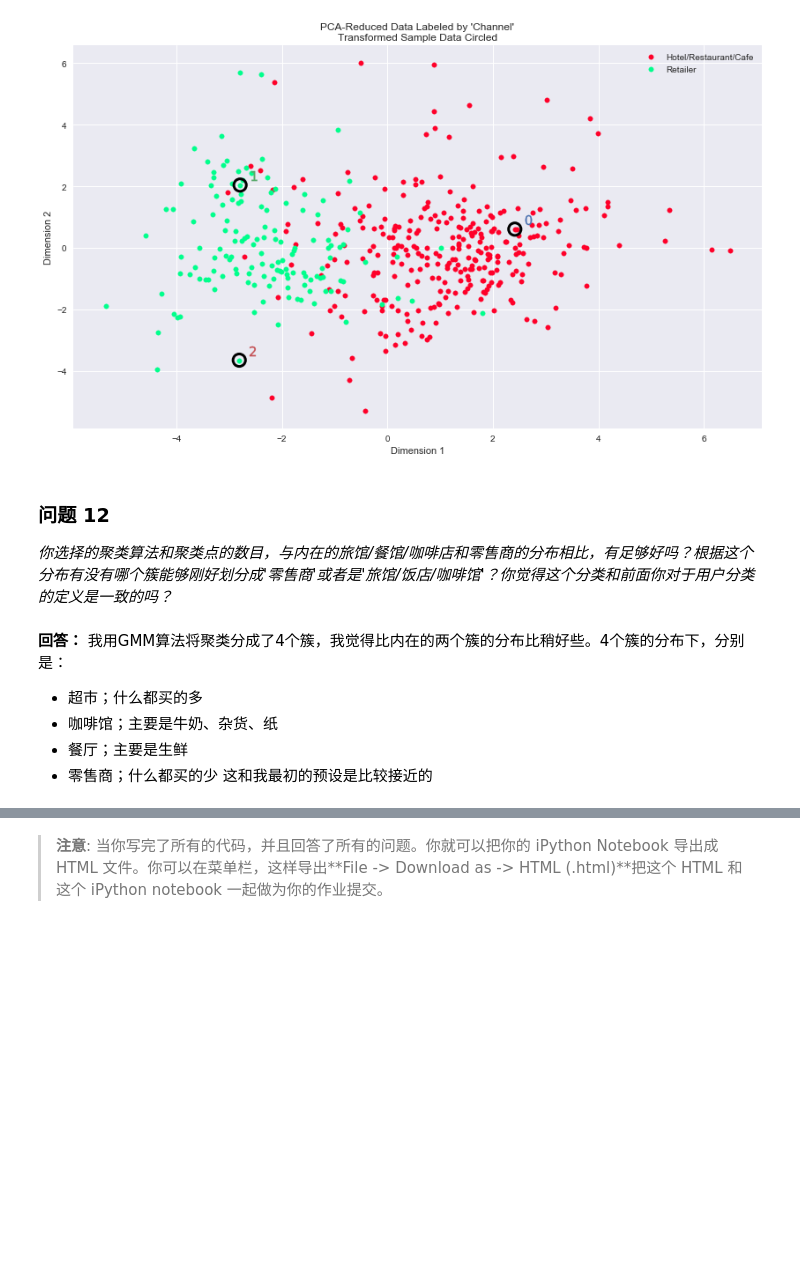
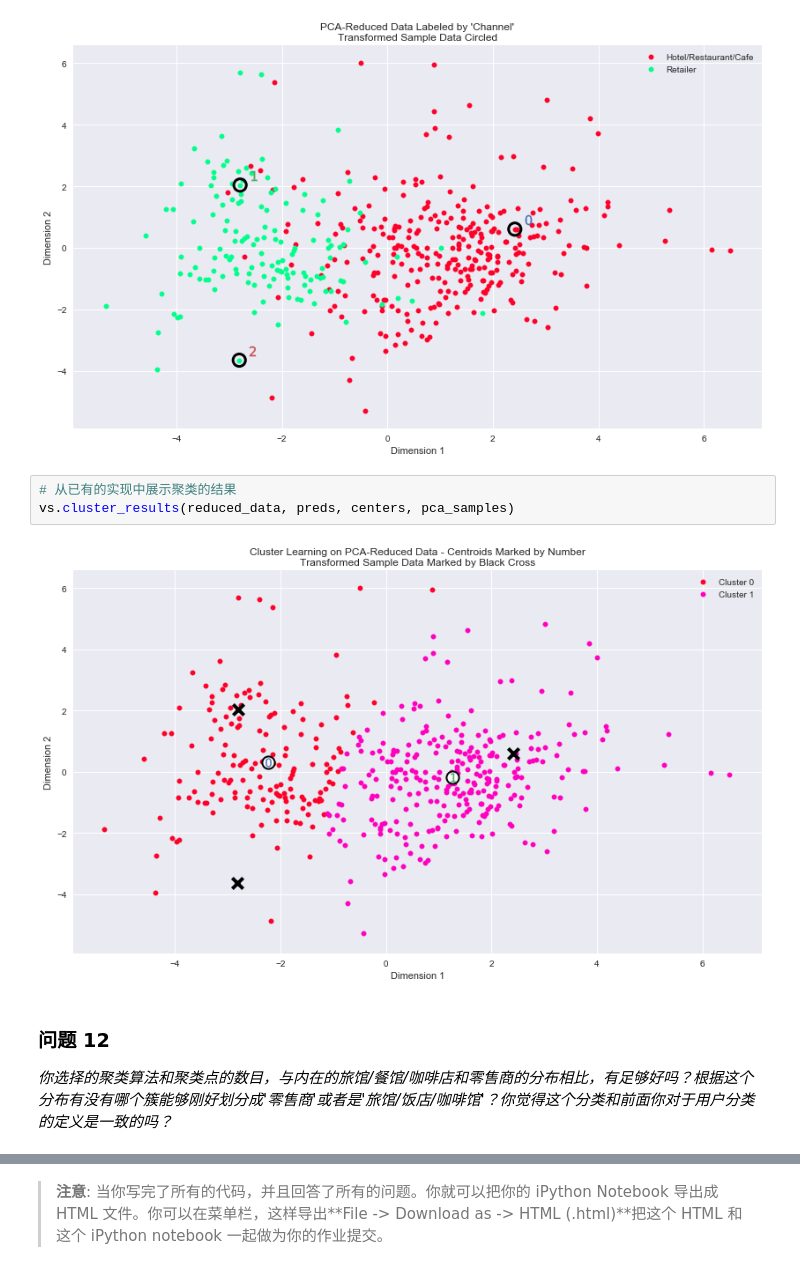
Before and after one commit to TongHaoliang/creating_customer_segments, a Jupyter notebook: customer_segments.ipynb, the cells around one changed output, grey strips where cells are left out. Cells and saved outputs as stored; diff of their text form; blank space fills up the shorter version.

```diff
--- a/customer_segments.ipynb
+++ b/customer_segments.ipynb
@@ -657,15 +653,12 @@ print "不使用cluster特征的得分", clf.score(X_test, y_test)
 vs.channel_results(reduced_data, outliers, pca_samples)
 # %% [output]
 [figure]
+# %%
+# 从已有的实现中展示聚类的结果
+vs.cluster_results(reduced_data, preds, centers, pca_samples)
+# %% [output]
+[figure, added]
 # %% [markdown]
 ### 问题 12
 
 *你选择的聚类算法和聚类点的数目，与内在的旅馆/餐馆/咖啡店和零售商的分布相比，有足够好吗？根据这个分布有没有哪个簇能够刚好划分成'零售商'或者是'旅馆/饭店/咖啡馆'？你觉得这个分类和前面你对于用户分类的定义是一致的吗？*
-# %% [markdown]
-**回答：**
-我用GMM算法将聚类分成了4个簇，我觉得比内在的两个簇的分布比稍好些。4个簇的分布下，分别是：
-- 超市；什么都买的多
-- 咖啡馆；主要是牛奶、杂货、纸
-- 餐厅；主要是生鲜
-- 零售商；什么都买的少
-这和我最初的预设是比较接近的
```
Also changed, not shown: parts of 12 cells of this notebook, 1 other file.
